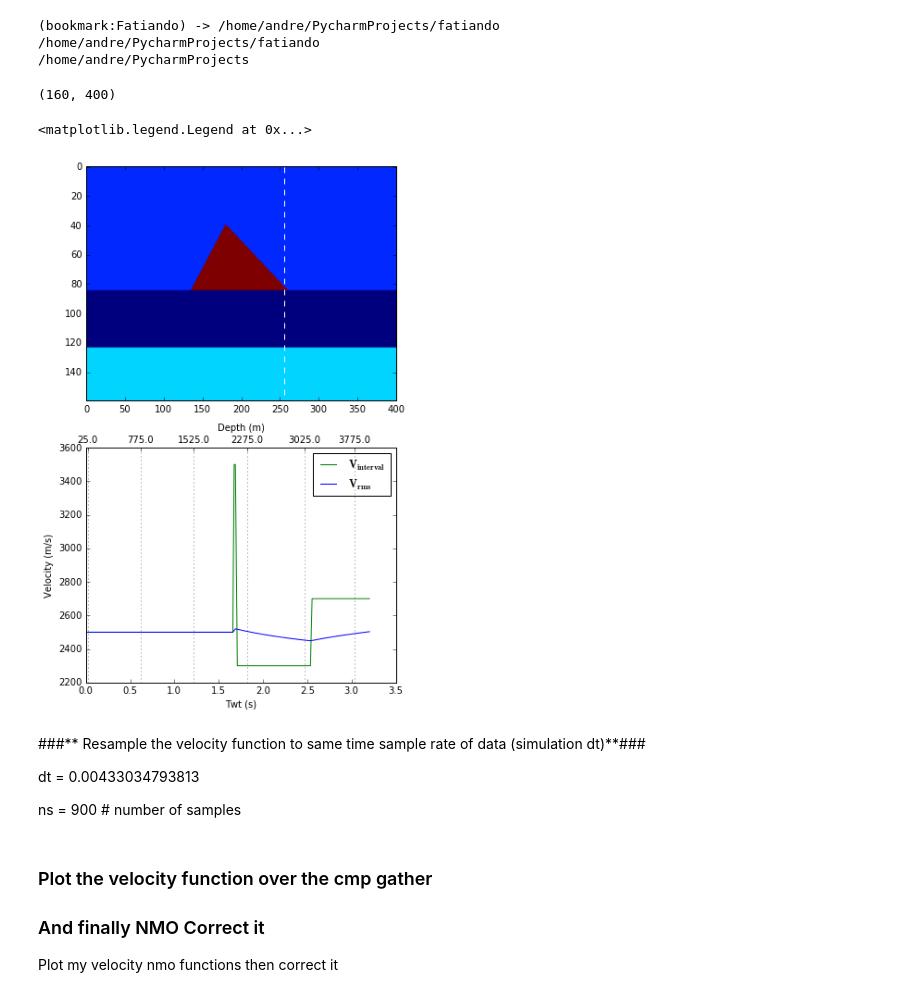
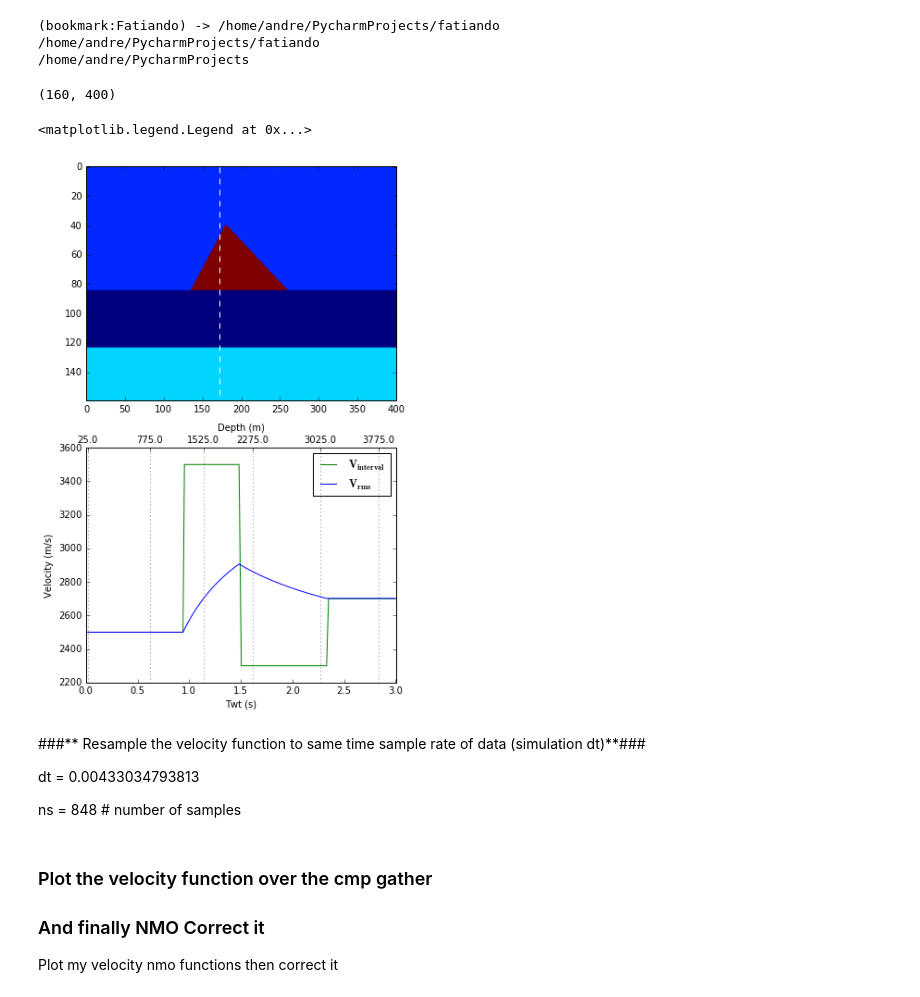
Before and after one commit to eusoubrasileiro/geonumerics, a Jupyter notebook: ipython_notebooks/Geonumerics - Nmo and Rms velocity.ipynb, the cells around one changed output. Drawn from its saved outputs; the diff is of its cells as text; code cells hidden in the pictures.

```diff
--- a/ipython_notebooks/Geonumerics - Nmo and Rms velocity.ipynb
+++ b/ipython_notebooks/Geonumerics - Nmo and Rms velocity.ipynb
@@ -273,7 +306,7 @@ Convert it to *RMS* velocity
 /home/andre/PycharmProjects/fatiando
 /home/andre/PycharmProjects
 # %%
-CMPi = 256
+CMPi = 172
 
 from PIL import Image
 import numpy as np
@@ -288,39 +321,39 @@ vdata[:][vdata[:] == 0. ] = 3500 # the triangle
 vdata[:][vdata[:] == 146.] = 2300.0 # the first slab bellow the triangle
 vdata[:][vdata[:] == 36.] = 2700.0 # the last slab
 vshape = vdata.shape
 print vshape
 figure(figsize=(6,10))
 ax = pylab.subplot(211)
 ax.plot([CMPi, CMPi], [0, 160], 'w--')
 ax.imshow(vdata, aspect='auto')
 #pylab.colorbar(ax, orientation='horizontal')
 
 vi = vdata[:, CMPi]
 ds = np.ones(160)*25
 vrmsi = vrms(vi, ds)
 twt = 2*(ds/vi) # two way time
 twt = twt.cumsum()
 ax = pylab.subplot(212)
 ax.plot(twt, vi, 'g-', label=r'$\mathbf{V_{interval}}$')
 ax.plot(twt, vrmsi, 'b-', label=r'$\mathbf{V_{rms}}$')
 ax.set_xlabel("Twt (s)")
 ax.set_ylabel("Velocity (m/s)")
 ax2 = ax.twiny()
 ax2.set_xlim(ax.get_xlim())
 ax2.set_xticks(twt[::30])
 ax2.set_xticklabels(ds.cumsum()[::30])
 ax2.xaxis.grid()
 ax2.set_xlabel("Depth (m)")
 ax.legend()
 # %% [output]
 (160, 400)
 <matplotlib.legend.Legend at 0x...>
-[figure, old version]
+[figure, new version]
 # %% [markdown]
 ###** Resample the velocity function to same time sample rate of data (simulation dt)**###
 
 
 dt = 0.00433034793813
 
-ns = 900 # number of samples
+ns = 848 # number of samples
 # %%
```
Also changed, not shown: parts of 19 cells of this notebook, 1 other file.
